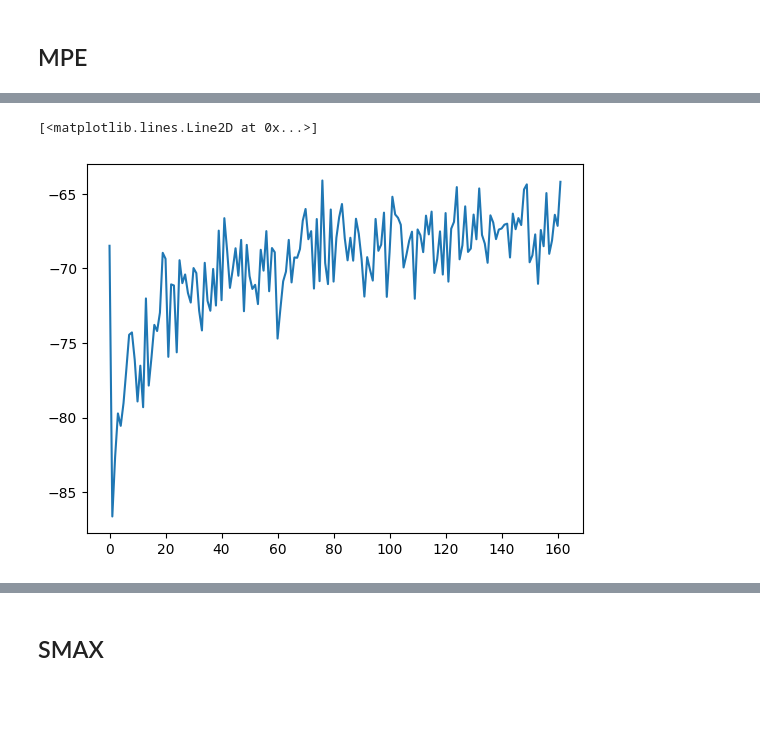
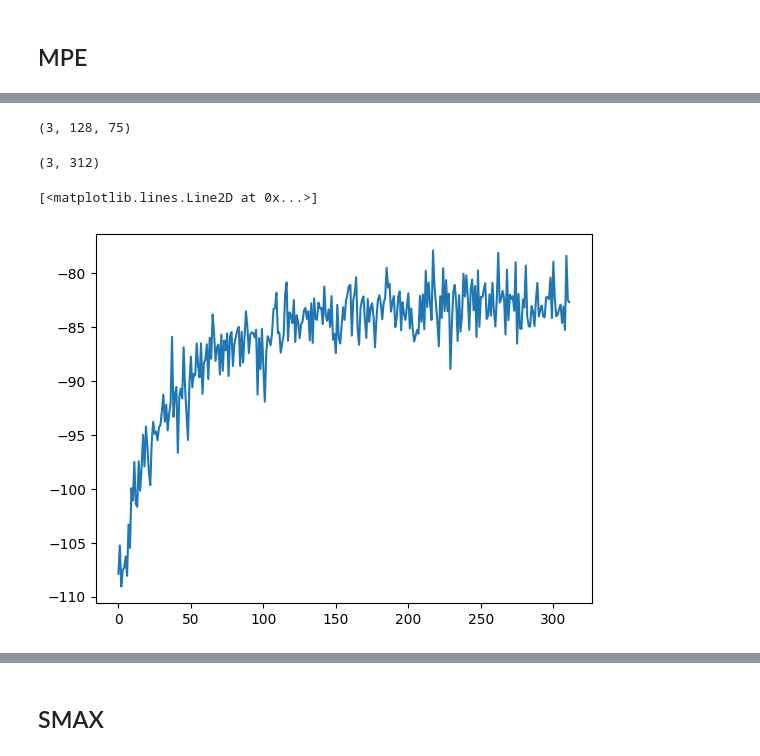
Before and after one commit to FLAIROx/JaxMARL, a Jupyter notebook: baselines/IPPO/benchmarking.ipynb, the cells around one changed output, grey strips where cells are left out. Saved outputs shown, nothing was run; the diff lists cells and outputs as text; code cells hidden in the pictures; blank space fills up the shorter version.

```diff
--- a/baselines/IPPO/benchmarking.ipynb
+++ b/baselines/IPPO/benchmarking.ipynb
@@ -3055,17 +3140,17 @@ def make_train(config):
     return train
 # %%
 config = {
-    "LR": 2.5e-4,
-    "NUM_ENVS": 16,
+    "LR": 0.0005,
+    "NUM_ENVS": 25,
     "NUM_STEPS": 128,
-    "TOTAL_TIMESTEPS": 1e6,
-    "UPDATE_EPOCHS": 4,
-    "NUM_MINIBATCHES": 4,
+    "TOTAL_TIMESTEPS": 3e6,
+    "UPDATE_EPOCHS": 5,
+    "NUM_MINIBATCHES": 2,
     "GAMMA": 0.99,
-    "GAE_LAMBDA": 0.95,
-    "CLIP_EPS": 0.2,
+    "GAE_LAMBDA": 1.0,
+    "CLIP_EPS": 0.3,
     "ENT_COEF": 0.01,
-    "VF_COEF": 0.5,
+    "VF_COEF": 1.0,
     "MAX_GRAD_NORM": 0.5,
     "ACTIVATION": "tanh",
     "ENV_NAME": "MPE_simple_spread_v3",
@@ -3073,6 +3158,11 @@ config = {
     "ANNEAL_LR": True,
 }
 
-rng = jax.random.PRNGKey(30)
+rng = jax.random.PRNGKey(20)
 train_jit = jax.jit(make_train(config))
 out = train_jit(rng)
+# %%
+rng, _rng = jax.random.split(rng)
+_rngs = jax.random.split(_rng, 3)
+train_vjit = jax.jit(jax.vmap(make_train(config), in_axes=(0,)))
+out = train_vjit(_rngs)
@@ -3103,7 +3181,14 @@ Array([[[  0.      ,   0.      ,   0.      , ...,   0.      ,
-# %%
-import matplotlib.pyplot as plt
-test = out['metrics']['returned_episode_returns'].mean(-1).mean(-1).reshape((-1,)) * 3
-plt.plot(test)
-# %% [output]
-[<matplotlib.lines.Line2D at 0x...>]
-[figure, removed]
+# %%
+out['metrics']['returned_episode'][:,i].shape
+# %% [output]
+(3, 128, 75)
+# %%
+huh = []
+num_updates = out['metrics']['returned_episode_returns'].shape[1]
+for i in range(num_updates):
+    arr = []
+    for j in range(3):
+        arr.append(out['metrics']['returned_episode_returns'][j,i][out['metrics']['returned_episode'][j,i]].mean() * 4.0)
+    huh.append(jnp.array(arr))
+# hmm = out['metrics']['returned_episode_returns'][out['metrics']['returned_episode']]
+# hmm * 3
@@ -3110,3 +3197,12 @@ plt.plot(test)
+# %%
+jax_returns.shape
+# %% [output]
+(3, 312)
+# %%
+plt.plot([h[0] for h in huh])
+# %% [output]
+[<matplotlib.lines.Line2D at 0x...>]
+[figure, added]
 # %%
 import time
 config = {
```
Also changed, not shown: parts of 104 cells of this notebook.
